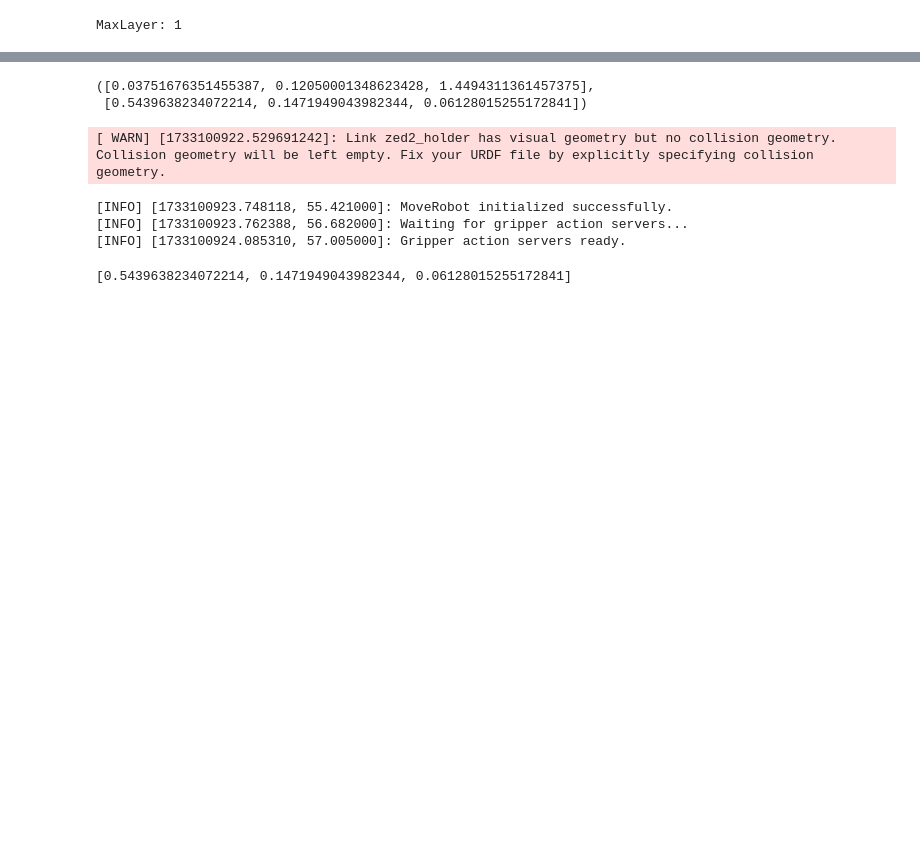
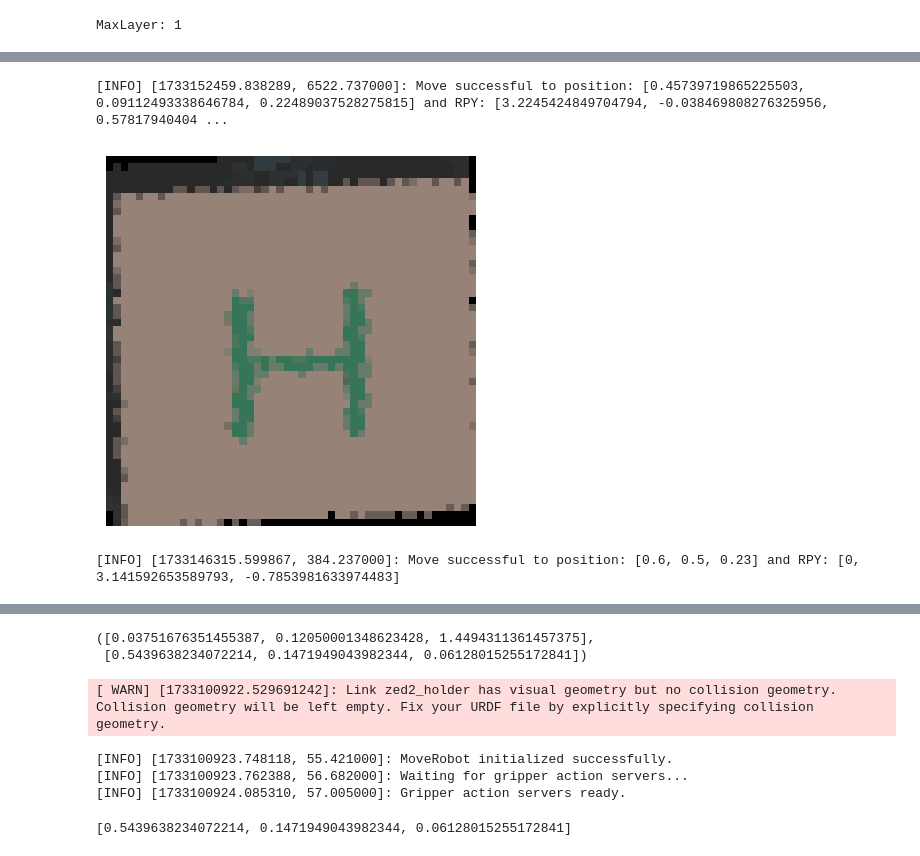
Before and after one commit to lvxiangyu11/IRobMan1_Project_Team5_24ws, a Jupyter notebook: scripts/mycode/2_perception/点云分层拿.ipynb, the cells around one changed output, grey strips where cells are left out. Saved outputs shown, nothing was run; the diff lists cells and outputs as text; code cells hidden in the pictures; blank space fills up the shorter version.

```diff
--- a/scripts/mycode/2_perception/点云分层拿.ipynb
+++ b/scripts/mycode/2_perception/点云分层拿.ipynb
@@ -101,7 +107,7 @@ Jupyter environment detected. Enabling Open3D WebVisualizer.
 import open3d as o3d
 import numpy as np
 
-def filter_point_cloud_by_depth(ply_path, depth_threshold=0.01):
+def filter_point_cloud_by_depth(point_cloud, depth_threshold=0.005):
     """
     读取点云文件并过滤掉深度低于指定阈值的点。
 
@@ -112,10 +118,7 @@ def filter_point_cloud_by_depth(ply_path, depth_threshold=0.01):
     Returns:
         o3d.geometry.PointCloud: 过滤后的点云对象。
     """
-    # 读取点云文件
-    point_cloud = o3d.io.read_point_cloud(ply_path)
-    if not point_cloud.has_points():
-        raise ValueError(f"Failed to read point cloud from {ply_path}")
+
 
     # 获取点云的点坐标
     points = np.asarray(point_cloud.points)
@@ -135,7 +138,12 @@ def filter_point_cloud_by_depth(ply_path, depth_threshold=0.01):
 
     return filtered_point_cloud
 zed_ply_path = "mesh/zed_point_cloud_world3.ply"
-filtered_point_cloud = filter_point_cloud_by_depth(zed_ply_path, depth_threshold=0.01)
+
+# 读取点云文件
+point_cloud = o3d.io.read_point_cloud(zed_ply_path)
+if not point_cloud.has_points():
+    raise ValueError(f"Failed to read point cloud from {ply_path}")
+filtered_point_cloud = filter_point_cloud_by_depth(point_cloud, depth_threshold=0.005)
 o3d.visualization.draw_geometries([filtered_point_cloud], window_name="Filtered Point Cloud")
 # %%
 def calculate_max_layer(filtered_point_cloud, layer_height=0.04):
@@ -367,3 +619,36 @@ speed: 0.1
+# %%
+
+T_frame = o3d.geometry.TriangleMesh.create_coordinate_frame(
+    size=0.05,  # 坐标轴大小
+    origin=[0, 0, 0]  # 原点
+)
+T_frame.transform(T)
+cube_point_cloud_transormed = copy.deepcopy(deleted_pointcloud)
+cube_point_cloud_transormed = cube_point_cloud_transormed.transform(np.linalg.inv(T))
+o3d.visualization.draw_geometries([deleted_pointcloud, coordinate_frame,  cube_point_cloud_transormed, T_frame])
+# %%
+pick_rpy, pick_pos = matrix_to_rpy_and_translation(T)
+pick_pos_ = [a + b for a, b in zip(pick_pos, [0.02, 0.020, 0.21])]
+pick_rpy = [a + b for a, b in zip(pick_rpy, [np.pi, 0, np.pi/4])]
+# pick_rpy = [a + b for a, b in zip(pick_rpy, [0.00, np.pi, -np.pi/4])]
+pick_place.move(pick_pos_, pick_rpy)
+# %% [output]
+[INFO] [1733152459.838289, 6522.737000]: Move successful to position: [0.45739719865225503, 0.09112493338646784, 0.22489037528275815] and RPY: [3.2245424849704794, -0.038469808276325956, 0.57817940404 ...
+# %%
+image = point_cloud_to_image(cube_point_cloud_transormed, output_size=(50, 50), point_size=6)
+
+# 使用 Matplotlib 显示图像
+plt.imshow(image)
+plt.axis('off')  # 关闭坐标轴显示
+plt.show()
+# %% [output]
+[figure, added]
+# %%
+place_pos = [0.6, 0.5, 0.23]
+place_rpy = [0, np.pi, -np.pi/4]
+pick_place.move(place_pos, place_rpy)
+# %% [output]
+[INFO] [1733146315.599867, 384.237000]: Move successful to position: [0.6, 0.5, 0.23] and RPY: [0, 3.141592653589793, -0.7853981633974483]
 # %%
 T
 # %% [output]
```
Also changed, not shown: parts of 14 cells of this notebook, 15 other files.
